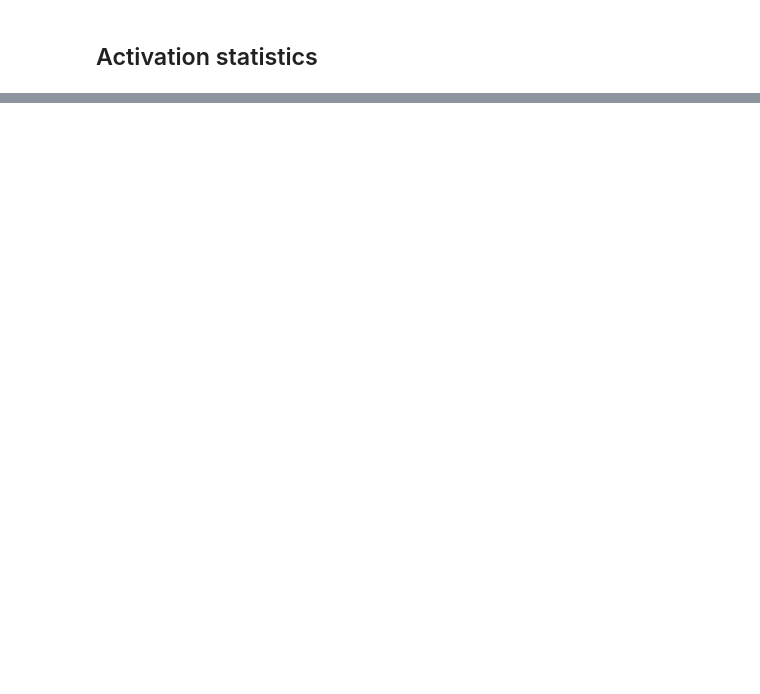
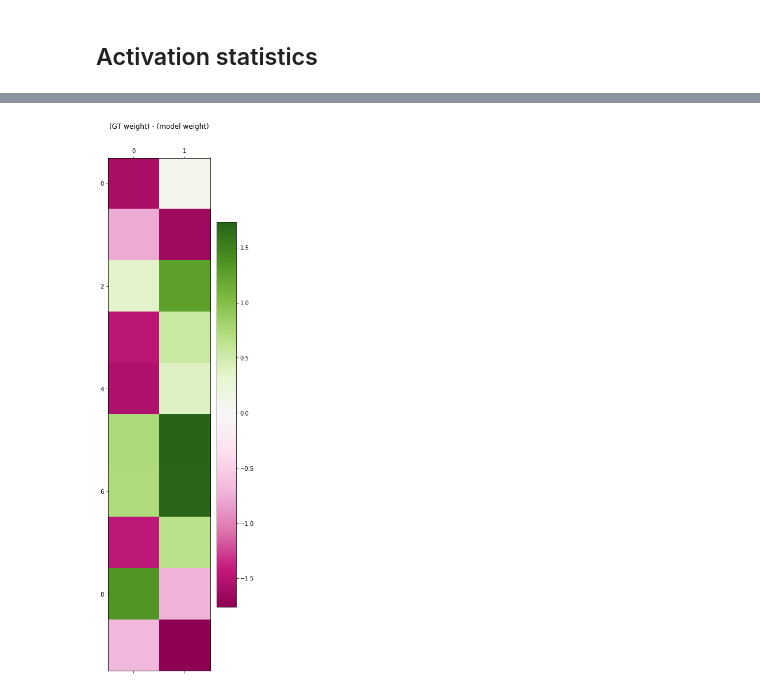
Before and after one commit to Bertinus/causal_cell_embedding, a Jupyter notebook: notebooks/Result_Exploration.ipynb, the cells around one changed output, grey strips where cells are left out. Cells and saved outputs as stored; diff of their text form; code cells hidden in the pictures; blank space fills up the shorter version.

```diff
--- a/notebooks/Result_Exploration.ipynb
+++ b/notebooks/Result_Exploration.ipynb
@@ -52,3 +60,6 @@ if results['data_graph'] is not None:
+# %%
+n_observations = results['data_graph'].n_observations
+n_hidden = results['data_graph'].n_hidden
 # %% [markdown]
 ## Experiment configuration
 # %%
@@ -184,0 +211,14 @@ torch.Size([20, 10])
+# %%
+ground_truth_weight = np.zeros((n_observations, n_hidden))
+for edge in results['data_graph'].graph.in_edges.data(nbunch=results['data_graph'].get_observation_nodes(),
+                                                      data='weight'):
+    ground_truth_weight[edge[1]-n_hidden, edge[0]] = edge[2]
+# %%
+matrix_of_differences = ground_truth_weight - model.decoder.model[0].weight.detach().numpy()
+plt.matshow(matrix_of_differences, cmap="PiYG")
+plt.title("(GT weight) - (model weight)")
+# plt.clim(vmin=-1, vmax=1)
+plt.colorbar()
+plt.show()
+# %% [output]
+[figure, added]
```
Also changed, not shown: parts of 41 cells of this notebook, 5 other files.
